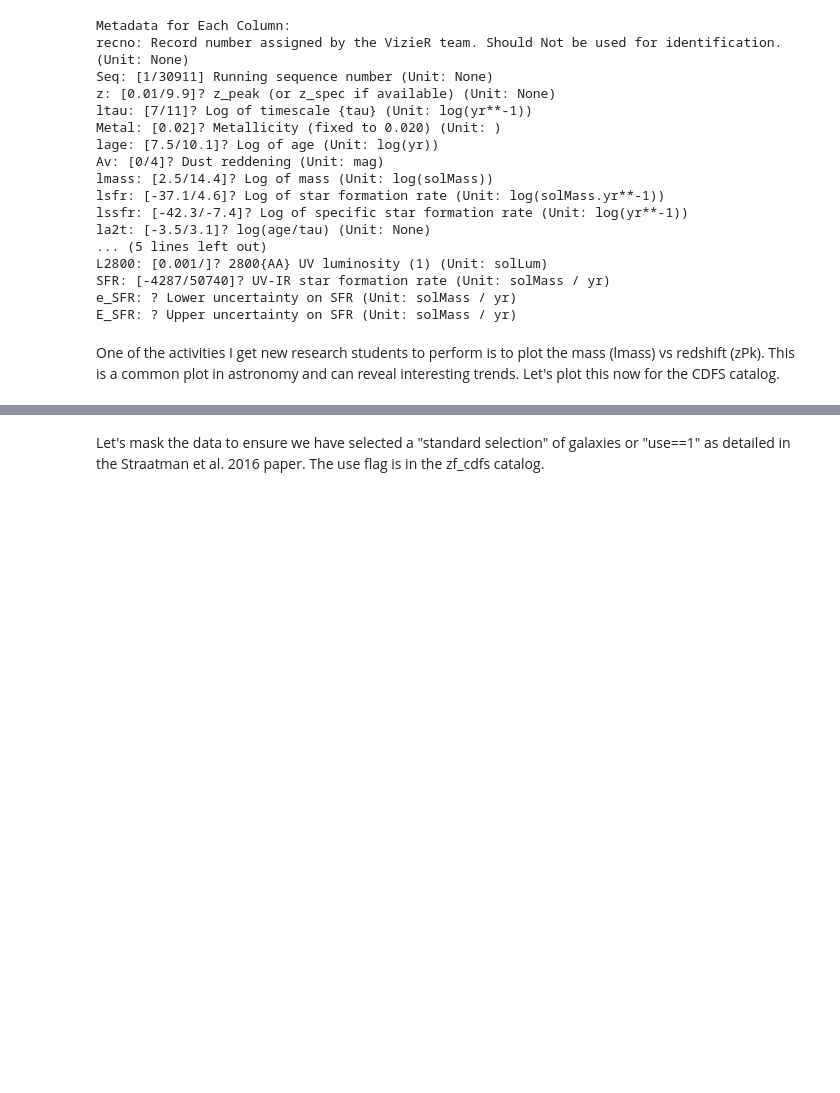
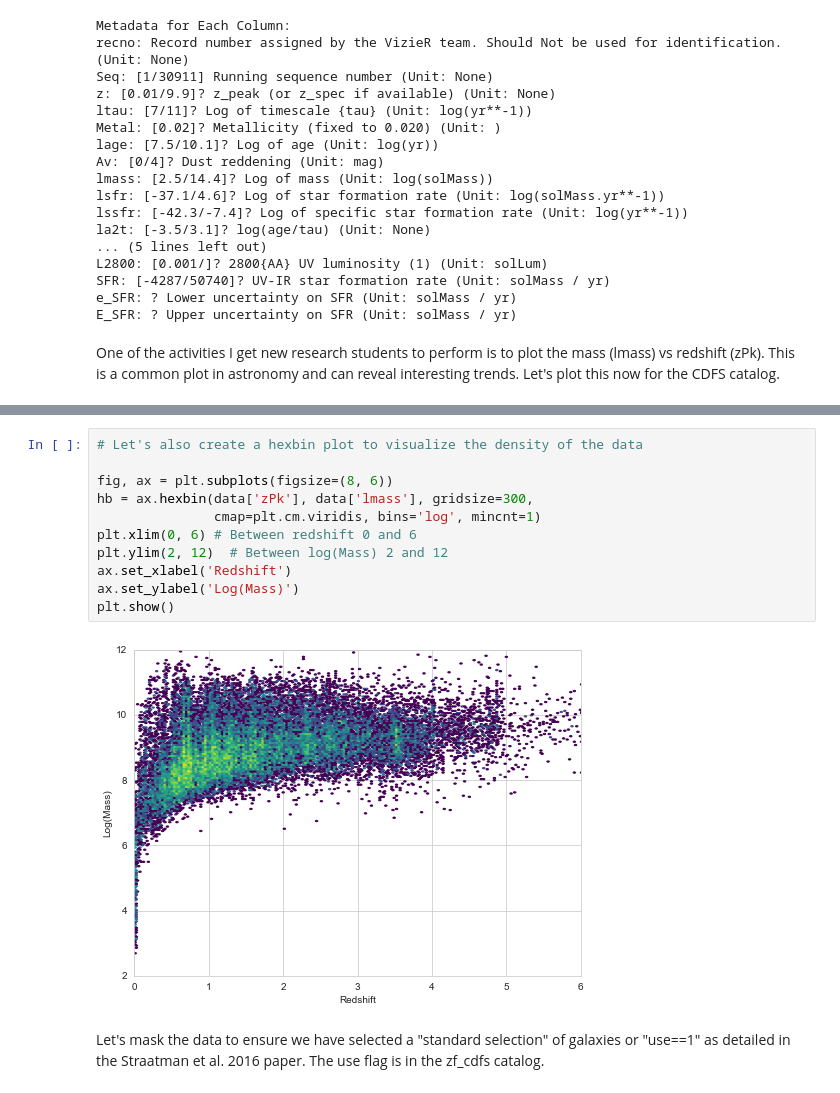
Before and after one commit to mjcowley/Astro_Code, a Jupyter notebook: ZFOURGE-VizieR-Import/ZFOURGE-VizieR-Import.ipynb, the cells around one changed output, grey strips where cells are left out. Drawn from its saved outputs; the diff is of its cells as text; blank space fills up the shorter version.

```diff
--- a/ZFOURGE-VizieR-Import/ZFOURGE-VizieR-Import.ipynb
+++ b/ZFOURGE-VizieR-Import/ZFOURGE-VizieR-Import.ipynb
@@ -69,3 +70,16 @@ plt.show()
+# %%
+# Let's also create a hexbin plot to visualize the density of the data
+
+fig, ax = plt.subplots(figsize=(8, 6))
+hb = ax.hexbin(data['zPk'], data['lmass'], gridsize=300,
+               cmap=plt.cm.viridis, bins='log', mincnt=1)
+plt.xlim(0, 6) # Between redshift 0 and 6
+plt.ylim(2, 12)  # Between log(Mass) 2 and 12
+ax.set_xlabel('Redshift')
+ax.set_ylabel('Log(Mass)')
+plt.show()
+# %% [output]
+[figure, added]
 # %% [markdown]
 Let's mask the data to ensure we have selected a "standard selection" of galaxies or "use==1" as detailed in the Straatman et al. 2016 paper. The use flag is in the zf_cdfs catalog.
 # %%
```
Also changed, not shown: parts of 2 cells of this notebook.
